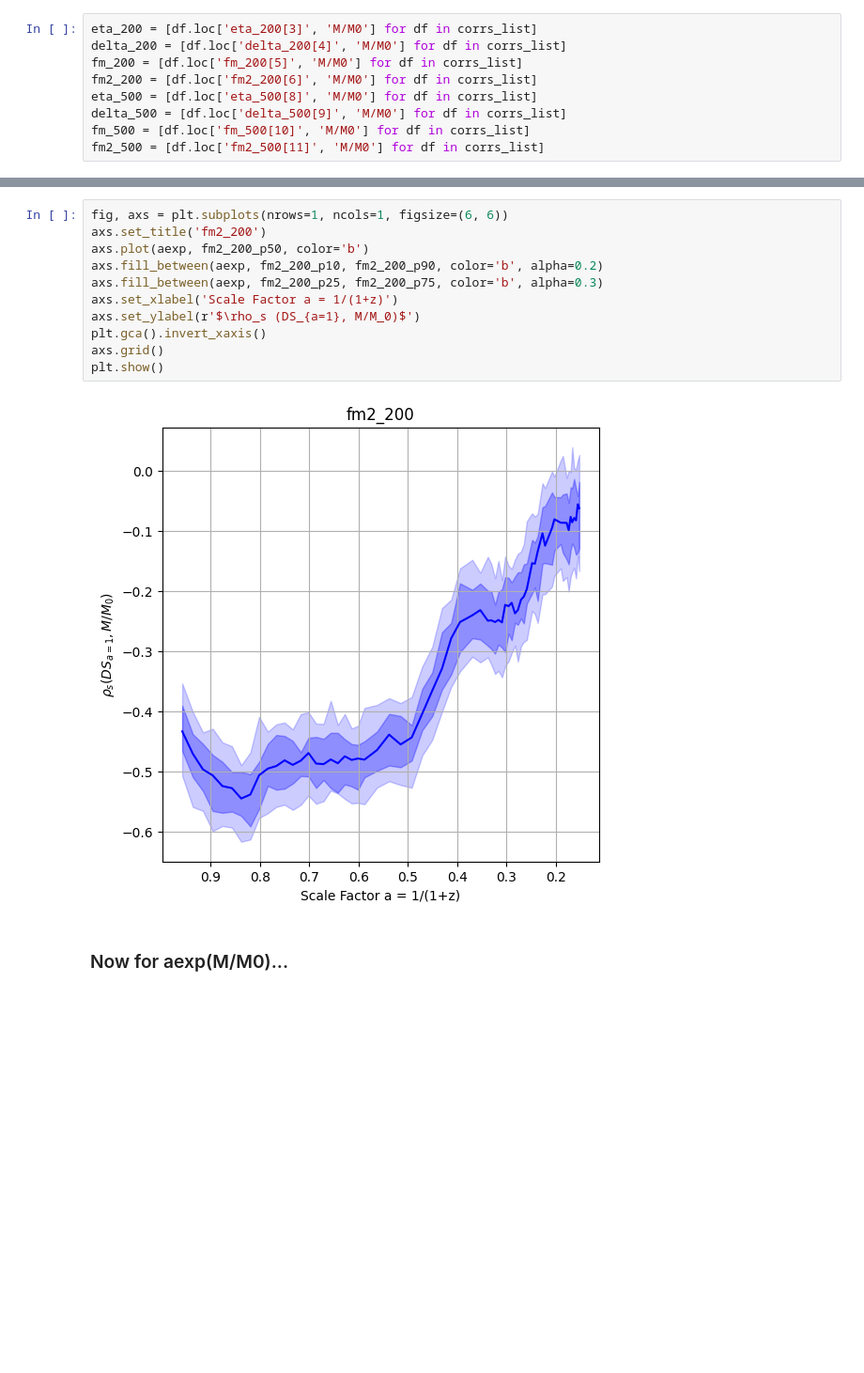
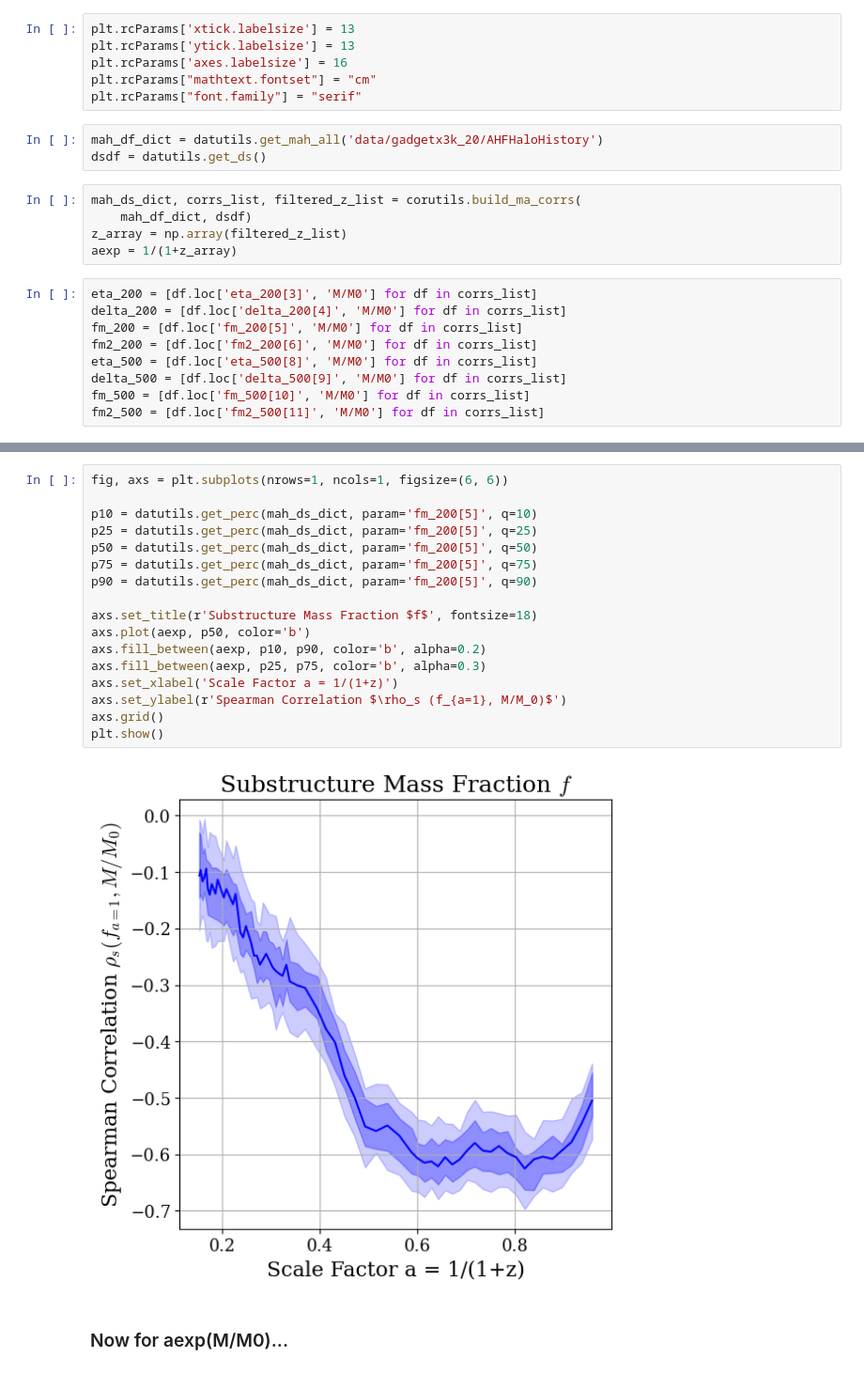
Before and after one commit to Kabelo-T/cluster_morph, a Jupyter notebook: ds_mah.ipynb, the cells around one changed output, grey strips where cells are left out. Shown at 94% size. Cells and saved outputs as stored; diff of their text form; blank space fills up the shorter version.

```diff
--- a/ds_mah.ipynb
+++ b/ds_mah.ipynb
@@ -81,3 +16,17 @@ aexp = 1/(1+z_array)
+# %%
+plt.rcParams['xtick.labelsize'] = 13
+plt.rcParams['ytick.labelsize'] = 13
+plt.rcParams['axes.labelsize'] = 16
+plt.rcParams["mathtext.fontset"] = "cm"
+plt.rcParams["font.family"] = "serif"
+# %%
+mah_df_dict = datutils.get_mah_all('data/gadgetx3k_20/AHFHaloHistory')
+dsdf = datutils.get_ds()
+# %%
+mah_ds_dict, corrs_list, filtered_z_list = corutils.build_ma_corrs(
+    mah_df_dict, dsdf)
+z_array = np.array(filtered_z_list)
+aexp = 1/(1+z_array)
 # %%
 eta_200 = [df.loc['eta_200[3]', 'M/M0'] for df in corrs_list]
 delta_200 = [df.loc['delta_200[4]', 'M/M0'] for df in corrs_list]
@@ -126,15 +73,21 @@ fm2_200_p90 = datutils.get_perc(mah_ds_dict, param='fm2_200[6]', q=90)
 # %%
 fig, axs = plt.subplots(nrows=1, ncols=1, figsize=(6, 6))
-axs.set_title('fm2_200')
-axs.plot(aexp, fm2_200_p50, color='b')
-axs.fill_between(aexp, fm2_200_p10, fm2_200_p90, color='b', alpha=0.2)
-axs.fill_between(aexp, fm2_200_p25, fm2_200_p75, color='b', alpha=0.3)
+
+p10 = datutils.get_perc(mah_ds_dict, param='fm_200[5]', q=10)
+p25 = datutils.get_perc(mah_ds_dict, param='fm_200[5]', q=25)
+p50 = datutils.get_perc(mah_ds_dict, param='fm_200[5]', q=50)
+p75 = datutils.get_perc(mah_ds_dict, param='fm_200[5]', q=75)
+p90 = datutils.get_perc(mah_ds_dict, param='fm_200[5]', q=90)
+
+axs.set_title(r'Substructure Mass Fraction $f$', fontsize=18)
+axs.plot(aexp, p50, color='b')
+axs.fill_between(aexp, p10, p90, color='b', alpha=0.2)
+axs.fill_between(aexp, p25, p75, color='b', alpha=0.3)
 axs.set_xlabel('Scale Factor a = 1/(1+z)')
-axs.set_ylabel(r'$\rho_s (DS_{a=1}, M/M_0)$')
-plt.gca().invert_xaxis()
+axs.set_ylabel(r'Spearman Correlation $\rho_s (f_{a=1}, M/M_0)$')
 axs.grid()
 plt.show()
 # %% [output]
-[figure, old version]
+[figure, new version]
 # %% [markdown]
 ### Now for aexp(M/M0)...
```
Also changed, not shown: parts of 23 cells of this notebook, 4 other files.
